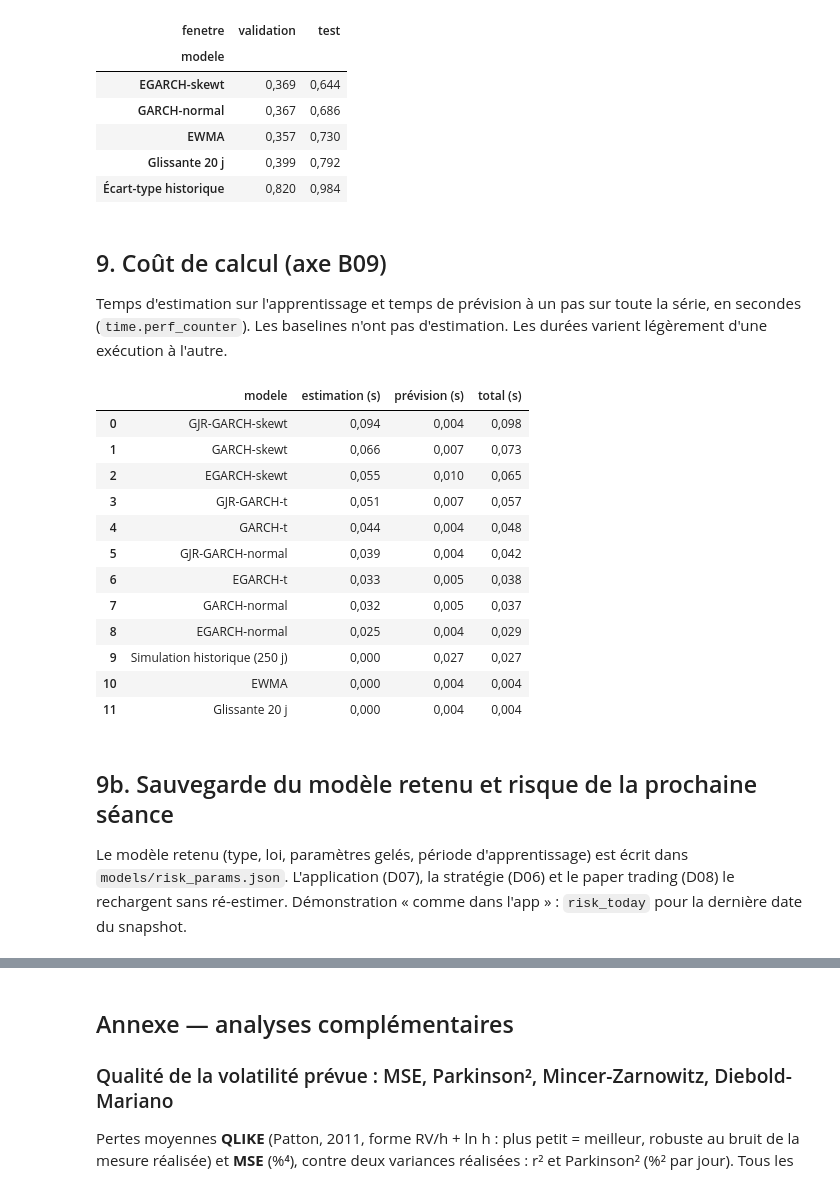
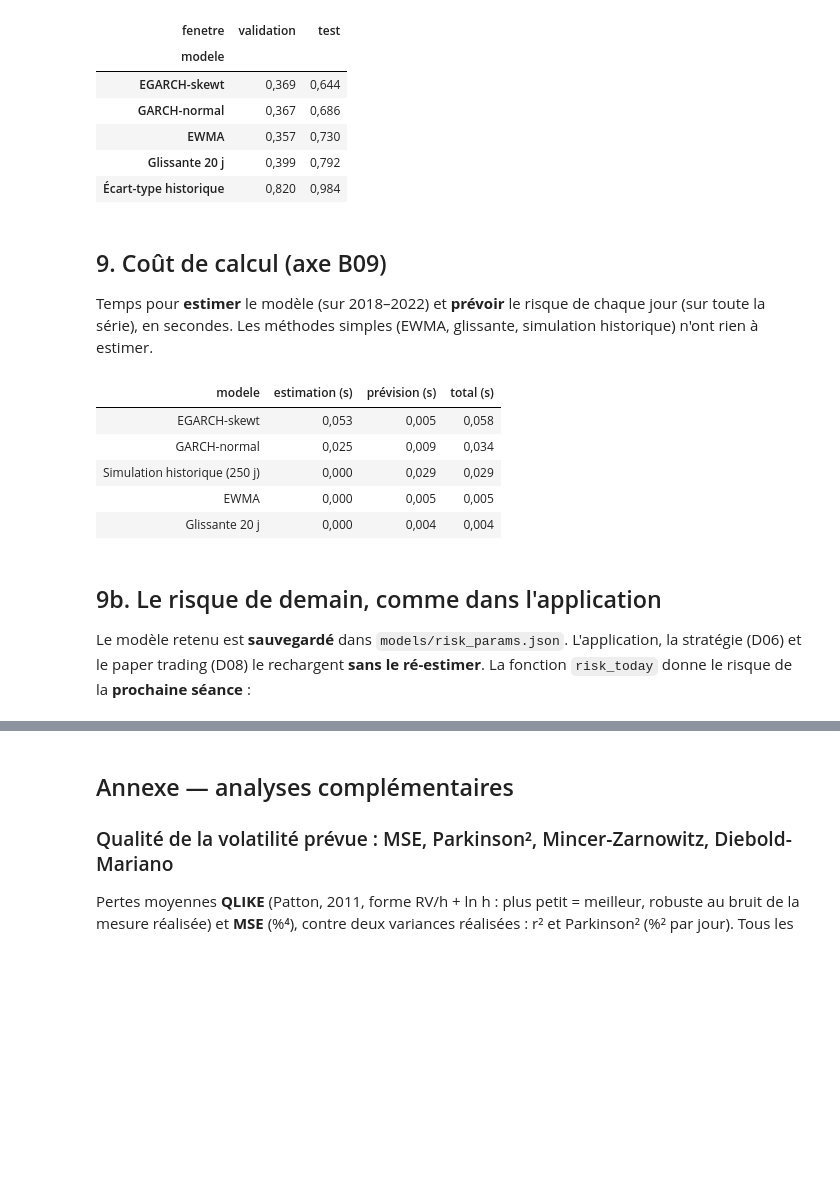
Before and after one commit to Zakaria12e/dia-quant-lab, a Jupyter notebook: notebooks/04_risque.ipynb, the cells around one changed output, grey strips where cells are left out. Cells and saved outputs as stored; diff of their text form; code cells hidden in the pictures; blank space fills up the shorter version.

```diff
--- a/notebooks/04_risque.ipynb
+++ b/notebooks/04_risque.ipynb
@@ -423,28 +395,27 @@ QLIKE moyenne contre r² (sans unité, plus petite = meilleure), triée sur le t
 # %% [markdown]
 ## 9. Coût de calcul (axe B09)
 
-Temps d'estimation sur l'apprentissage et temps de prévision à un pas sur toute la série, en secondes (`time.perf_counter`). Les baselines n'ont pas d'estimation. Les durées varient légèrement d'une exécution à l'autre.
+Temps pour **estimer** le modèle (sur 2018–2022) et **prévoir** le risque de chaque jour (sur toute la série), en secondes.
+Les méthodes simples (EWMA, glissante, simulation historique) n'ont rien à estimer.
 # %%
 temps = tableau_temps(fits, r)
-display(formater_tableau(temps.rename(columns={'estimation_s': 'estimation (s)', 'prevision_s': 'prévision (s)',
-                              'total_s': 'total (s)'})))
+garder = [NOM_RETENU, NOM_REF, 'EWMA', NOM_GLISS, 'Simulation historique (250 j)']
+temps = temps[temps['modele'].isin(garder)].reset_index(drop=True)
+display(formater_tableau(temps.rename(columns={'estimation_s': 'estimation (s)',
+                                               'prevision_s': 'prévision (s)',
+                                               'total_s': 'total (s)'})).style.hide(axis='index'))
 # %% [output]
-|  | modele | estimation (s) | prévision (s) | total (s) |
-| 0 | GJR-GARCH-skewt | 0,094 | 0,004 | 0,098 |
-| 1 | GARCH-skewt | 0,066 | 0,007 | 0,073 |
-| 2 | EGARCH-skewt | 0,055 | 0,010 | 0,065 |
-| 3 | GJR-GARCH-t | 0,051 | 0,007 | 0,057 |
-| 4 | GARCH-t | 0,044 | 0,004 | 0,048 |
-| 5 | GJR-GARCH-normal | 0,039 | 0,004 | 0,042 |
-| 6 | EGARCH-t | 0,033 | 0,005 | 0,038 |
-| 7 | GARCH-normal | 0,032 | 0,005 | 0,037 |
-| 8 | EGARCH-normal | 0,025 | 0,004 | 0,029 |
-| 9 | Simulation historique (250 j) | 0,000 | 0,027 | 0,027 |
-| 10 | EWMA | 0,000 | 0,004 | 0,004 |
-| 11 | Glissante 20 j | 0,000 | 0,004 | 0,004 |
+| modele | estimation (s) | prévision (s) | total (s) |
+| EGARCH-skewt | 0,053 | 0,005 | 0,058 |
+| GARCH-normal | 0,025 | 0,009 | 0,034 |
+| Simulation historique (250 j) | 0,000 | 0,029 | 0,029 |
+| EWMA | 0,000 | 0,005 | 0,005 |
+| Glissante 20 j | 0,000 | 0,004 | 0,004 |
 # %% [markdown]
-## 9b. Sauvegarde du modèle retenu et risque de la prochaine séance
+## 9b. Le risque de demain, comme dans l'application
 
-Le modèle retenu (type, loi, paramètres gelés, période d'apprentissage) est écrit dans `models/risk_params.json`. L'application (D07), la stratégie (D06) et le paper trading (D08) le rechargent sans ré-estimer. Démonstration « comme dans l'app » : `risk_today` pour la dernière date du snapshot.
+Le modèle retenu est **sauvegardé** dans `models/risk_params.json`.
+L'application, la stratégie (D06) et le paper trading (D08) le rechargent **sans le ré-estimer**.
+La fonction `risk_today` donne le risque de la **prochaine séance** :
 # %%
 chemin_modele = save_risk_model(fit_ret['spec'], fit_ret['params'])
```
Also changed, not shown: parts of 15 cells of this notebook, 6 other files.
